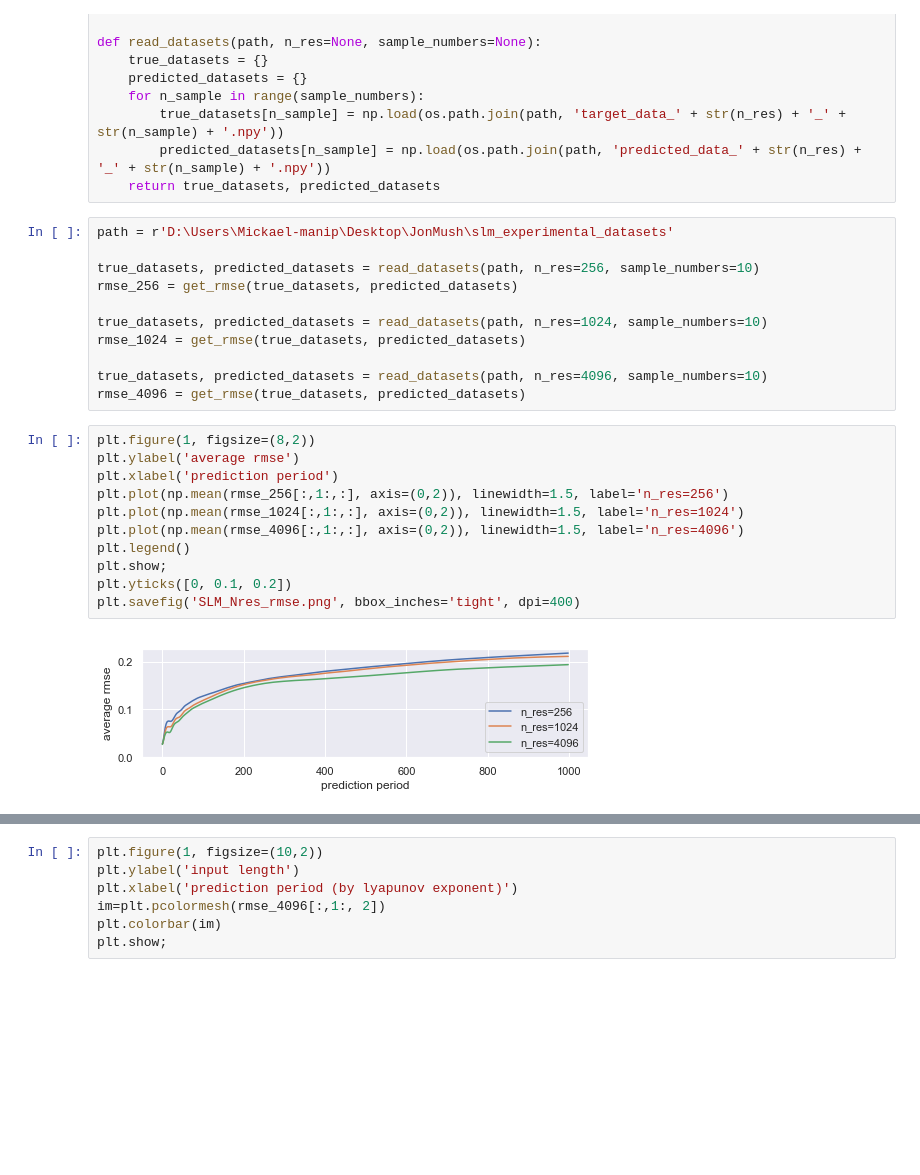
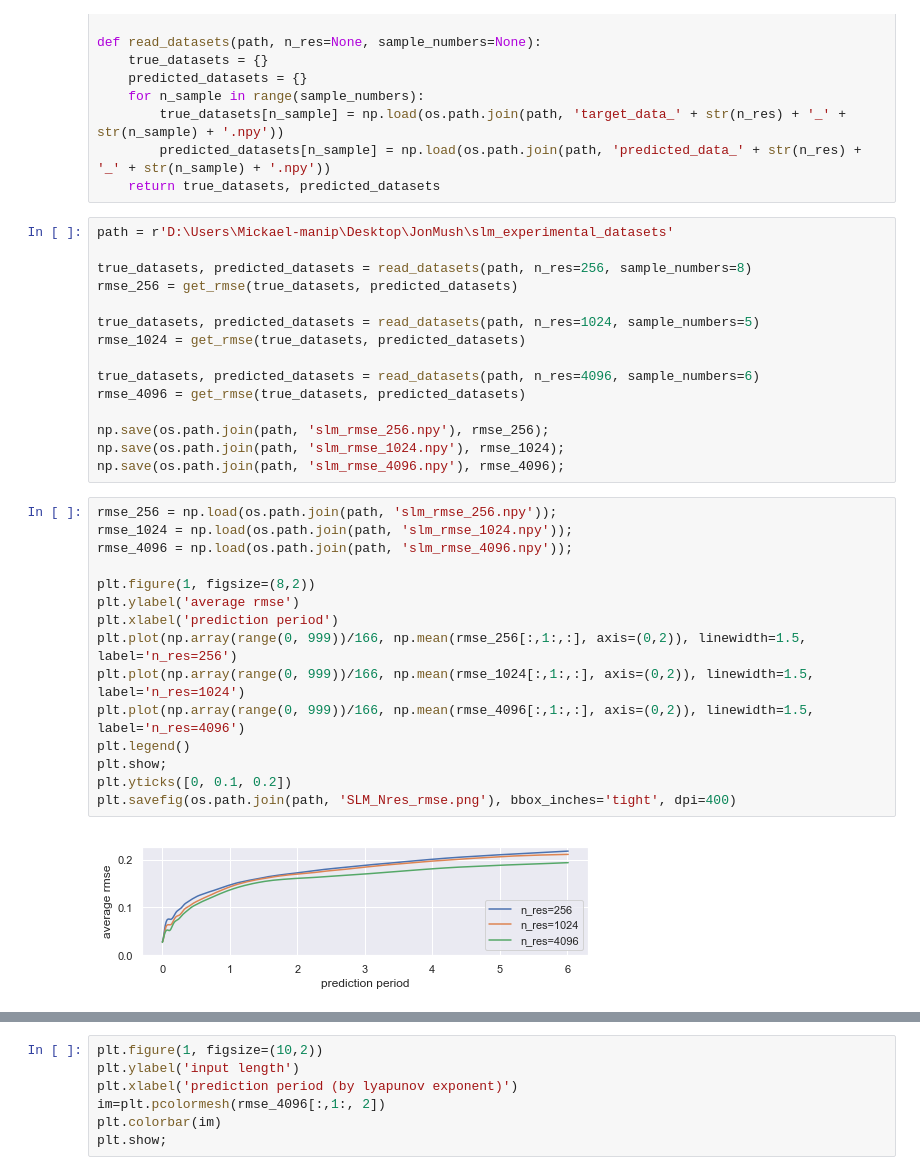
Before and after one commit to jon-dong/reservoir-computing-python, a Jupyter notebook: SLM_rmse_plotting.ipynb, the cells around one changed output, grey strips where cells are left out. Drawn from its saved outputs; the diff is of its cells as text; blank space fills up the shorter version.

Commit message:
the time axis is normalized by lyap. exp. in slm rmse plotting

```diff
--- a/SLM_rmse_plotting.ipynb
+++ b/SLM_rmse_plotting.ipynb
@@ -35,27 +35,35 @@ def read_datasets(path, n_res=None, sample_numbers=None):
 # %%
 path = r'D:\Users\Mickael-manip\Desktop\JonMush\slm_experimental_datasets'
 
-true_datasets, predicted_datasets = read_datasets(path, n_res=256, sample_numbers=10)
+true_datasets, predicted_datasets = read_datasets(path, n_res=256, sample_numbers=8)
 rmse_256 = get_rmse(true_datasets, predicted_datasets)
 
-true_datasets, predicted_datasets = read_datasets(path, n_res=1024, sample_numbers=10)
+true_datasets, predicted_datasets = read_datasets(path, n_res=1024, sample_numbers=5)
 rmse_1024 = get_rmse(true_datasets, predicted_datasets)
 
-true_datasets, predicted_datasets = read_datasets(path, n_res=4096, sample_numbers=10)
+true_datasets, predicted_datasets = read_datasets(path, n_res=4096, sample_numbers=6)
 rmse_4096 = get_rmse(true_datasets, predicted_datasets)
+
+np.save(os.path.join(path, 'slm_rmse_256.npy'), rmse_256);
+np.save(os.path.join(path, 'slm_rmse_1024.npy'), rmse_1024);
+np.save(os.path.join(path, 'slm_rmse_4096.npy'), rmse_4096);
 # %%
+rmse_256 = np.load(os.path.join(path, 'slm_rmse_256.npy'));
+rmse_1024 = np.load(os.path.join(path, 'slm_rmse_1024.npy'));
+rmse_4096 = np.load(os.path.join(path, 'slm_rmse_4096.npy'));
+
 plt.figure(1, figsize=(8,2))
 plt.ylabel('average rmse')
 plt.xlabel('prediction period')
-plt.plot(np.mean(rmse_256[:,1:,:], axis=(0,2)), linewidth=1.5, label='n_res=256')
-plt.plot(np.mean(rmse_1024[:,1:,:], axis=(0,2)), linewidth=1.5, label='n_res=1024')
-plt.plot(np.mean(rmse_4096[:,1:,:], axis=(0,2)), linewidth=1.5, label='n_res=4096')
+plt.plot(np.array(range(0, 999))/166, np.mean(rmse_256[:,1:,:], axis=(0,2)), linewidth=1.5, label='n_res=256')
+plt.plot(np.array(range(0, 999))/166, np.mean(rmse_1024[:,1:,:], axis=(0,2)), linewidth=1.5, label='n_res=1024')
+plt.plot(np.array(range(0, 999))/166, np.mean(rmse_4096[:,1:,:], axis=(0,2)), linewidth=1.5, label='n_res=4096')
 plt.legend()
 plt.show;
 plt.yticks([0, 0.1, 0.2])
-plt.savefig('SLM_Nres_rmse.png', bbox_inches='tight', dpi=400)
+plt.savefig(os.path.join(path, 'SLM_Nres_rmse.png'), bbox_inches='tight', dpi=400)
 # %% [output]
-[figure, old version]
+[figure, new version]
 # %%
 # Plotting different samples for one good example selection
 # forget = 100
```
Also changed, not shown: parts of 1 cell of this notebook.
